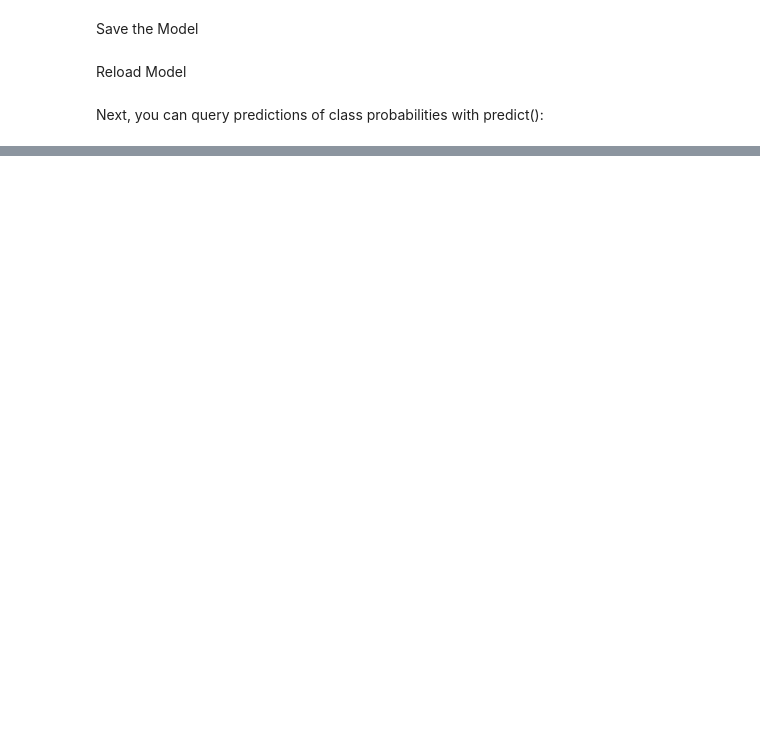
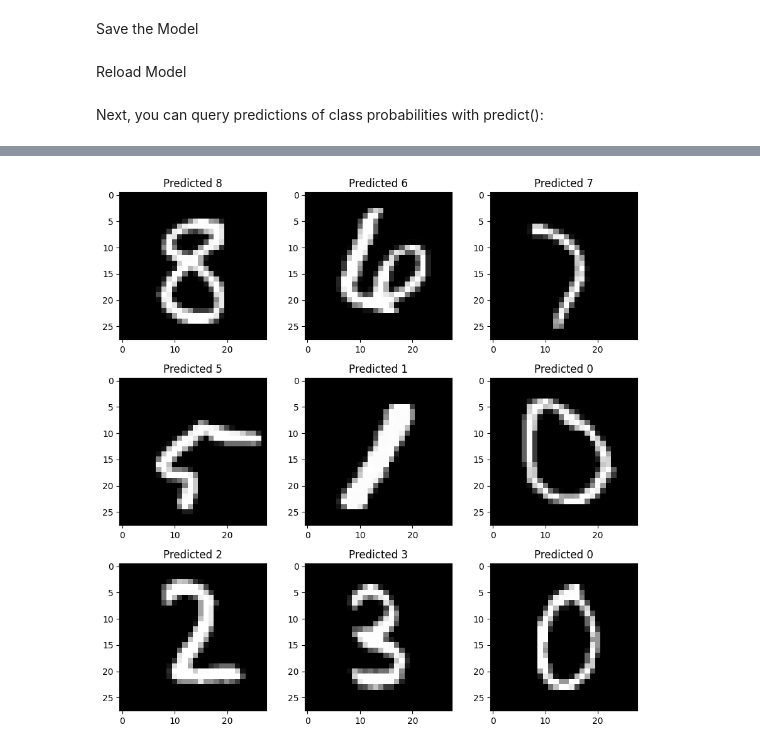
Before and after one commit to HassanPY/AI-ML-Demo, a Jupyter notebook: 1HHKeras.ipynb, the cells around one changed output, grey strips where cells are left out. Cells and saved outputs as stored; diff of their text form; code cells hidden in the pictures; blank space fills up the shorter version.

Commit message:
Modified Prediction
Modified Prediction to show predicted number for the test numbers images

```diff
--- a/1HHKeras.ipynb
+++ b/1HHKeras.ipynb
@@ -136,0 +146,14 @@ predictions = model.predict(x_test)
+# %%
+predictions = model.predict(x_test)
+
+plt.rcParams['figure.figsize'] = (9,9) # Make the figures a bit bigger
+
+for i in range(9):
+    plt.subplot(3,3,i+1)
+    num = random.randint(0, len(x_test))
+    plt.imshow(x_test[num], cmap='gray', interpolation='none')
+    plt.title("Predicted {}".format(np.argmax(predictions[num])))
+
+
+plt.tight_layout()
+# %% [output]
@@ -136,0 +161 @@ predictions = model.predict(x_test)
+[figure, added]
```
Also changed, not shown: parts of 6 cells of this notebook.
